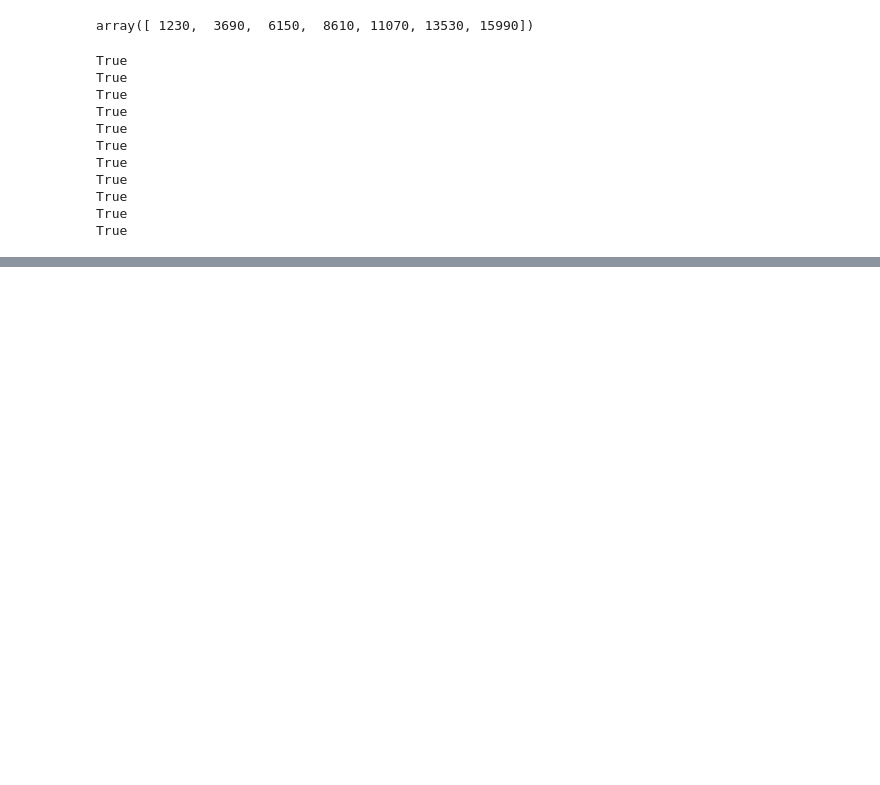
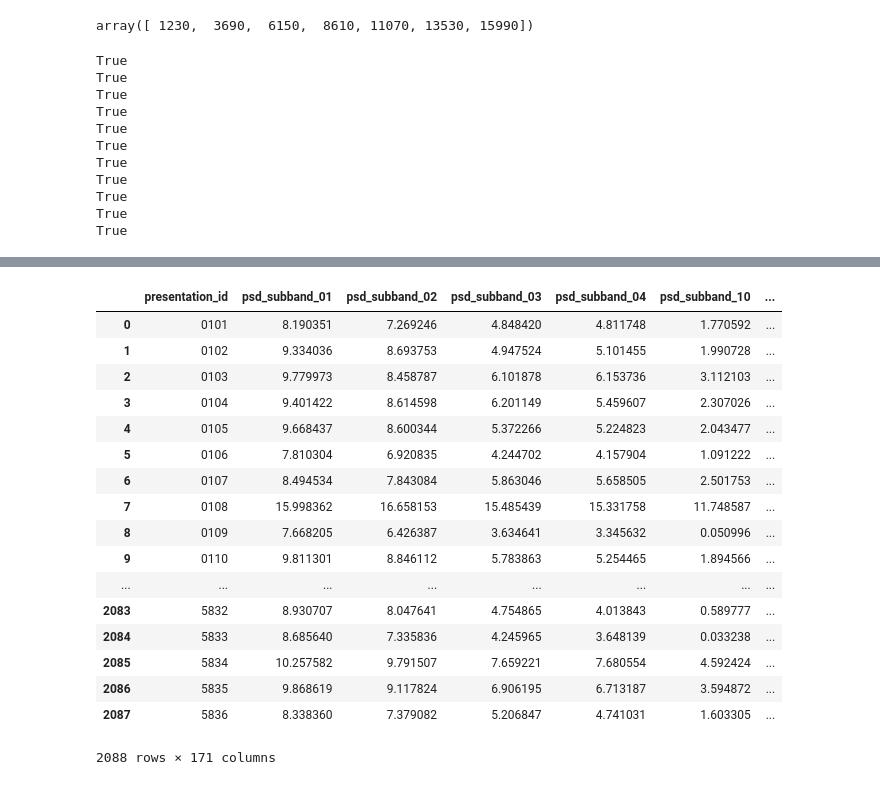
Before and after one commit to Didanny/EECE-499-Emotion-Recognition, a Jupyter notebook: Python Code/Feature Extraction/GSR_Features_FixedWindow.ipynb, the cells around one changed output, grey strips where cells are left out. Saved outputs shown, nothing was run; the diff lists cells and outputs as text; code cells hidden in the pictures; blank space fills up the shorter version.

Commit message:
Extract GSR features with fixed window

```diff
--- a/Python Code/Feature Extraction/GSR_Features_FixedWindow.ipynb
+++ b/Python Code/Feature Extraction/GSR_Features_FixedWindow.ipynb
@@ -133,0 +387,23 @@ User ID: 1
+# %%
+GSR_Features_FixedWindow = pd.concat(data_frames,ignore_index=True)
+# %%
+GSR_Features_FixedWindow
+# %% [output]
+|  | presentation_id | psd_subband_01 | psd_subband_02 | psd_subband_03 | psd_subband_04 | psd_subband_10 | ... |
+| 0 | 0101 | 8.190351 | 7.269246 | 4.848420 | 4.811748 | 1.770592 | ... |
+| 1 | 0102 | 9.334036 | 8.693753 | 4.947524 | 5.101455 | 1.990728 | ... |
+| 2 | 0103 | 9.779973 | 8.458787 | 6.101878 | 6.153736 | 3.112103 | ... |
+| 3 | 0104 | 9.401422 | 8.614598 | 6.201149 | 5.459607 | 2.307026 | ... |
+| 4 | 0105 | 9.668437 | 8.600344 | 5.372266 | 5.224823 | 2.043477 | ... |
+| 5 | 0106 | 7.810304 | 6.920835 | 4.244702 | 4.157904 | 1.091222 | ... |
+| 6 | 0107 | 8.494534 | 7.843084 | 5.863046 | 5.658505 | 2.501753 | ... |
+| 7 | 0108 | 15.998362 | 16.658153 | 15.485439 | 15.331758 | 11.748587 | ... |
+| 8 | 0109 | 7.668205 | 6.426387 | 3.634641 | 3.345632 | 0.050996 | ... |
+| 9 | 0110 | 9.811301 | 8.846112 | 5.783863 | 5.254465 | 1.894566 | ... |
+| ... | ... | ... | ... | ... | ... | ... | ... |
+| 2083 | 5832 | 8.930707 | 8.047641 | 4.754865 | 4.013843 | 0.589777 | ... |
+| 2084 | 5833 | 8.685640 | 7.335836 | 4.245965 | 3.648139 | 0.033238 | ... |
+| 2085 | 5834 | 10.257582 | 9.791507 | 7.659221 | 7.680554 | 4.592424 | ... |
+| 2086 | 5835 | 9.868619 | 9.117824 | 6.906195 | 6.713187 | 3.594872 | ... |
+| 2087 | 5836 | 8.338360 | 7.379082 | 5.206847 | 4.741031 | 1.603305 | ... |
+2088 rows × 171 columns
```
Also changed, not shown: parts of 3 cells of this notebook.
